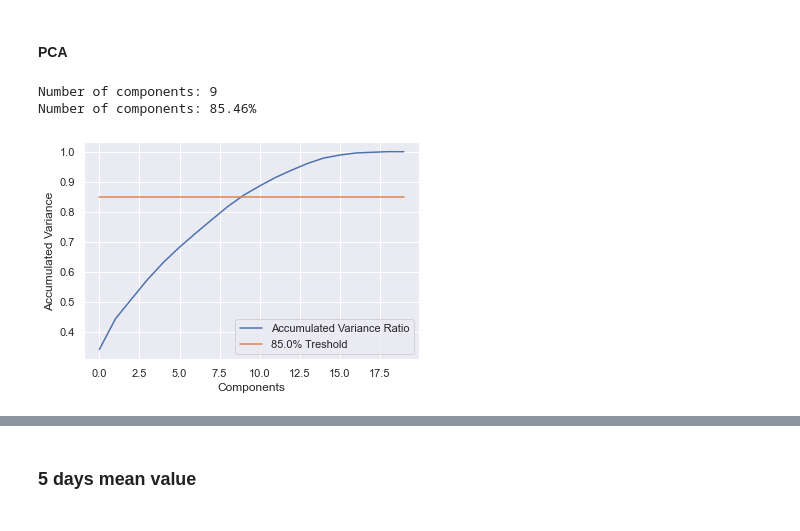
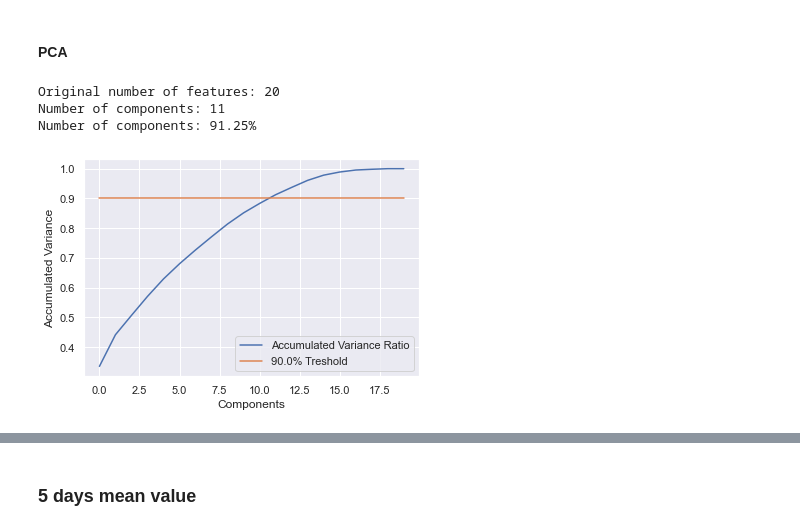
Before and after one commit to pratikgirigoswami/Player-Performance-Improvement-Prediction, a Jupyter notebook: Data Gathering/dataset.ipynb, the cells around one changed output, grey strips where cells are left out. Drawn from its saved outputs; the diff is of its cells as text; code cells hidden in the pictures.

```diff
--- a/Data Gathering/dataset.ipynb
+++ b/Data Gathering/dataset.ipynb
@@ -508,7 +558,8 @@ y = df_with_next['Draftkings next game score']
 # %% [markdown]
 ### Single values
 # %%
-X_single_values = df_with_next.drop(columns_to_drop, axis=1)
+y_single_values = df['Draftkings next game score']
+X_single_values = df.drop(columns_to_drop, axis=1)
 X_single_values.head()
 # %% [output]
 |  | Home | Won | Minutes played | Field Goals Made | Field Goals Attempted | Field Goals 3 Points Made | ... |
@@ -520,21 +571,19 @@ X_single_values.head()
 # %% [markdown]
 #### Split the dataset
 # %%
-X_single_values_train, X_single_values_test, y_single_values_train, y_single_values_test = train_test_split(X_single_values, y, test_size=0.2, random_state=0)
+X_single_values_train, X_single_values_test, y_single_values_train, y_single_values_test = train_test_split(X_single_values, y_single_values, test_size=0.2, random_state=0)
 # %% [markdown]
 #### Standard Scaler
 # %%
-scaler = StandardScaler()
-X_single_values_train = scaler.fit_transform(X_single_values_train)
-X_single_values_test = scaler.transform(X_single_values_test)
+scaler_single_values = StandardScaler()
+X_single_values_train = scaler_single_values.fit_transform(X_single_values_train)
+X_single_values_test = scaler_single_values.transform(X_single_values_test)
 # %% [markdown]
 #### PCA
 # %%
 def get_PCA(X_train, X_test, min_acc_variance):
     pca = PCA()
-    pca_components = pca.fit(X_train)
     X_train_pca = pca.fit_transform(X_train)
-    pca.explained_variance_ratio_
 
     explained_variance_ratio_acc = []
     sum = 0
@@ -550,20 +599,21 @@ def get_PCA(X_train, X_test, min_acc_variance):
     grp.set(xlabel="Components", ylabel = "Accumulated Variance")
 
     pca = PCA(n_components=n_components)
-    pca_components = pca.fit(X_train)
     X_train_pca = pca.fit_transform(X_train)
     X_test_pca = pca.transform(X_test)
 
+    print(f'Original number of features: {X_train.shape[1]}')
     print(f'Number of components: {n_components}')
     print(f'Number of components: {round(explained_variance_ratio_acc[n_components]*100, 2)}%')
 
-    return X_train_pca, X_test_pca
+    return X_train_pca, X_test_pca, pca
 # %%
-X_single_values_train_pca, X_single_values_test_pca = get_PCA(X_single_values_train, X_single_values_test, 0.85)
+X_single_values_train_pca, X_single_values_test_pca, pca_single_values = get_PCA(X_single_values_train, X_single_values_test, 0.9)
 # %% [output]
-Number of components: 9
-Number of components: 85.46%
+Original number of features: 20
+Number of components: 11
+Number of components: 91.25%
-[figure, old version]
+[figure, new version]
 # %%
 X_single_values_train_pca.shape
 # %% [output]
```
Also changed, not shown: parts of 69 cells of this notebook, 24 other files.
